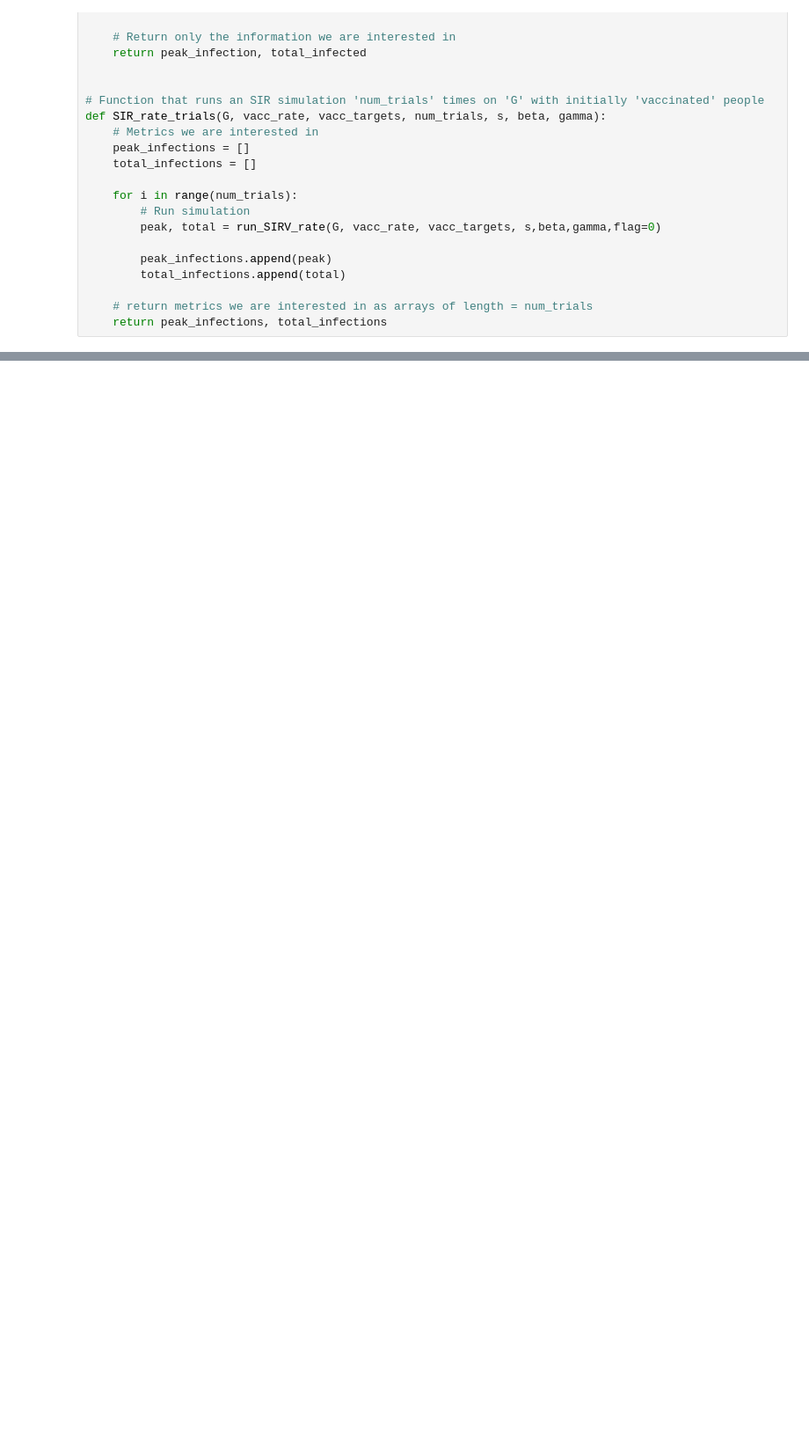
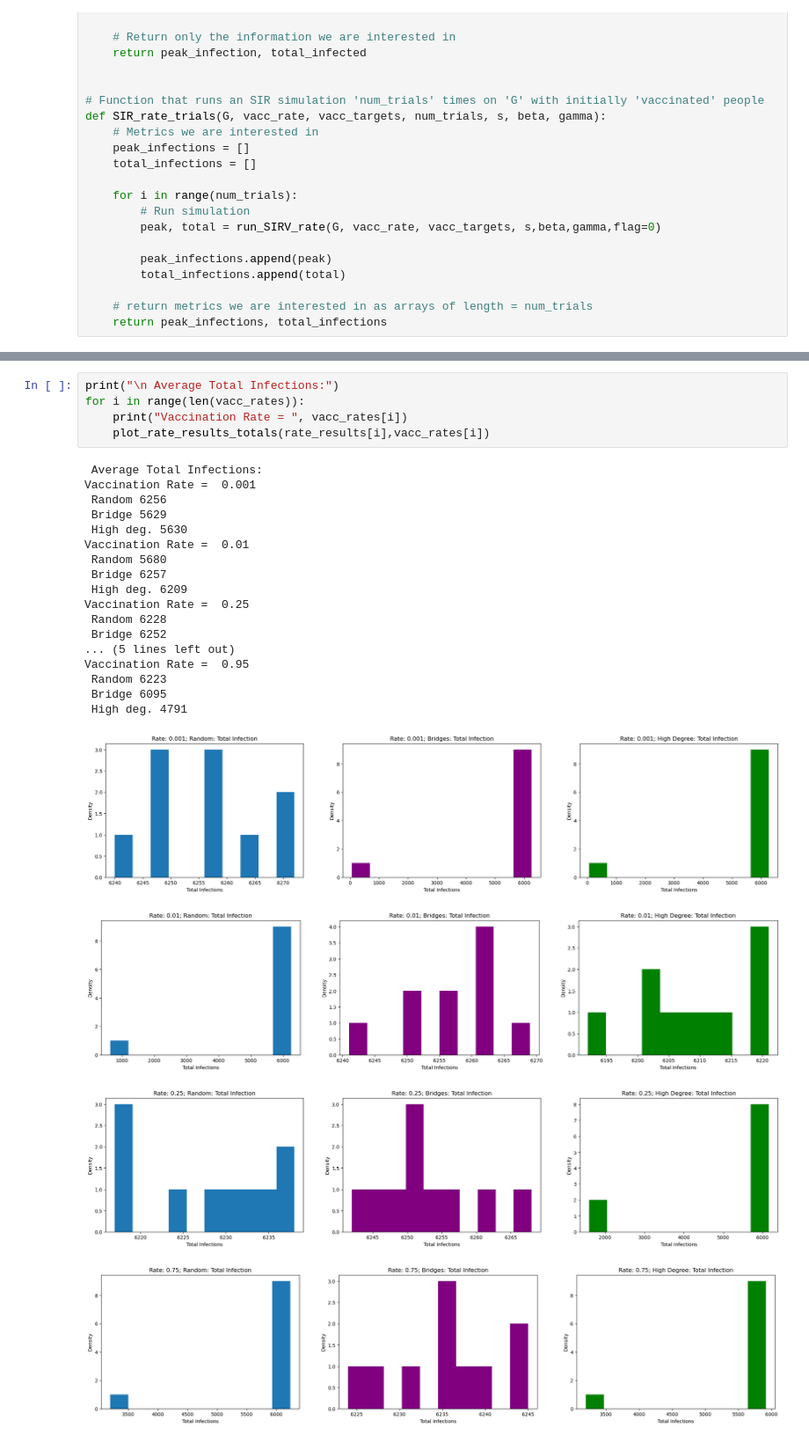
Before and after one commit to Kevin2197/Bio-Networkx-Project, a Jupyter notebook: script.ipynb, the cells around one changed output, grey strips where cells are left out. Shown at 88% size. Cells and saved outputs as stored; diff of their text form; blank space fills up the shorter version.

```diff
--- a/script.ipynb
+++ b/script.ipynb
@@ -1023,0 +924,27 @@ IndexError: list index out of range
+# %%
+print("\n Average Total Infections:")
+for i in range(len(vacc_rates)):
+    print("Vaccination Rate = ", vacc_rates[i])
+    plot_rate_results_totals(rate_results[i],vacc_rates[i])
+# %% [output]
+ Average Total Infections:
+Vaccination Rate =  0.001
+ Random 6256
+ Bridge 5629
+ High deg. 5630
+Vaccination Rate =  0.01
+ Random 5680
+ Bridge 6257
+ High deg. 6209
+Vaccination Rate =  0.25
+ Random 6228
+ Bridge 6252
+... (5 lines left out)
+Vaccination Rate =  0.95
+ Random 6223
+ Bridge 6095
+ High deg. 4791
+[figure, added]
+[figure, added]
+[figure, added]
+[figure, added]
```
Also changed, not shown: parts of 24 cells of this notebook.
